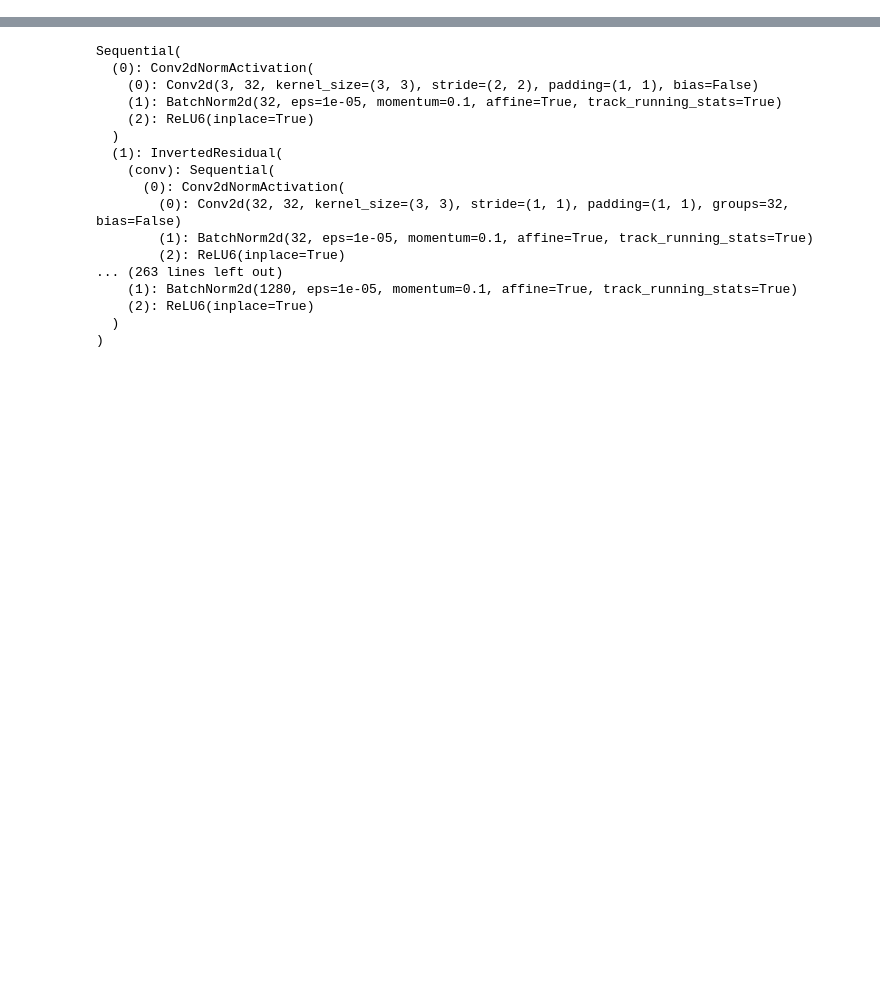
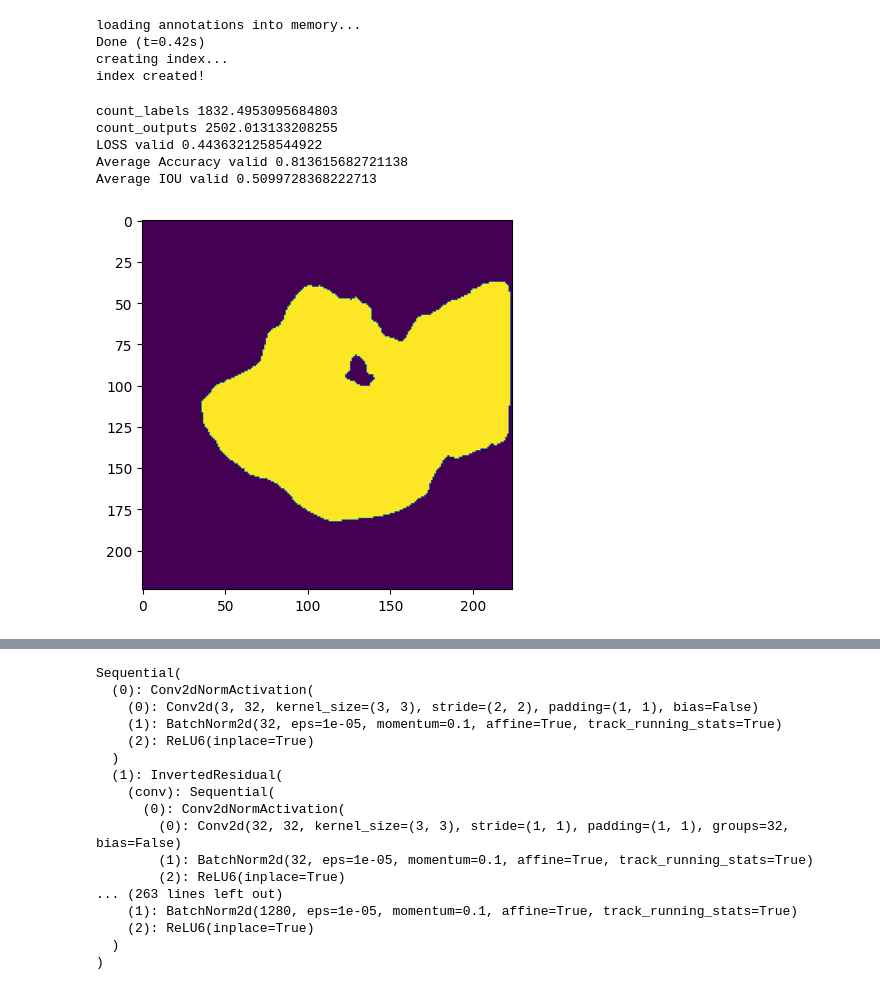
Before and after one commit to AV8-hub/Advanced-ML-Project, a Jupyter notebook: notebooks/test.ipynb, the cells around one changed output, grey strips where cells are left out. Saved outputs shown, nothing was run; the diff lists cells and outputs as text; code cells hidden in the pictures; blank space fills up the shorter version.

```diff
--- a/notebooks/test.ipynb
+++ b/notebooks/test.ipynb
@@ -14,6 +22,7 @@ model = UNetMobileNetV2fixed
 # %%
+model = CustomUnet
 model = model()
-n_epochs = 3
+n_epochs = 50
 # %%
 device = 'cuda' if torch.cuda.is_available() else 'cpu'
 model = model.to(device)
@@ -27,0 +81,55 @@ RuntimeError: [enforce fail at alloc_cpu.cpp:80] data. DefaultCPUAllocator: not
+# %%
+val_dataloader = getDataloader(mode='val')
+# %% [output]
+loading annotations into memory...
+Done (t=0.42s)
+creating index...
+index created!
+# %%
+running_vloss = 0.0
+acc = 0.0
+iou = 0.0
+loss_fn = WeightedBinaryCrossEntropyLoss(pos_weight=1.5, neg_weight=1.)
+model.eval()
+count_labels = 0.0
+count_outputs = 0.0
+
+with torch.no_grad():
+    for i, vdata in enumerate(val_dataloader):
+        vinputs, vlabels = vdata
+        device = 'cuda' if torch.cuda.is_available() else 'cpu'
+        vinputs, vlabels = vinputs.to(device), vlabels.to(device)
+        voutputs = model(vinputs)
+        vloss = loss_fn(voutputs, vlabels)
+        running_vloss += vloss
+        voutputs = torch.round(torch.sigmoid(voutputs))
+        plt.imshow(np.array(np.transpose(vinputs[0].cpu(), (1, 2, 0))))
+        ##plt.show()
+        plt.imshow(np.array(vlabels[0][0].cpu()))
+        ##plt.show()
+        plt.imshow(np.array(voutputs[0][0].cpu()))
+        ##plt.show()
+        acc += accuracy(voutputs, vlabels)
+        iou += IOU(voutputs, vlabels)
+        count_labels += float(vlabels.unique(return_counts = True)[1][1])
+        count_outputs += float(voutputs.unique(return_counts = True)[1][1])
+        ##print(f"labels = {int(vlabels.unique(return_counts = True)[1][1])}")
+        ##print(f"outputs = {voutputs.unique(return_counts = True)[1]}")
+
+count_labels = count_labels / 1066.
+count_outputs = count_outputs / 1066.
+avg_vloss = running_vloss / (i + 1)
+avg_acc = acc / (i + 1)
+avg_iou = iou / (i + 1)
+print('count_labels {}'.format(count_labels))
+print('count_outputs {}'.format(count_outputs))
+print('LOSS valid {}'.format(avg_vloss))
+print('Average Accuracy valid {}'.format(avg_acc))
+print('Average IOU valid {}'.format(avg_iou))
+# %% [output]
+count_labels 1832.4953095684803
+count_outputs 2502.013133208255
+LOSS valid 0.4436321258544922
+Average Accuracy valid 0.813615682721138
+Average IOU valid 0.5099728368222713
+[figure, added]
```
Also changed, not shown: parts of 13 cells of this notebook, 5 other files.
